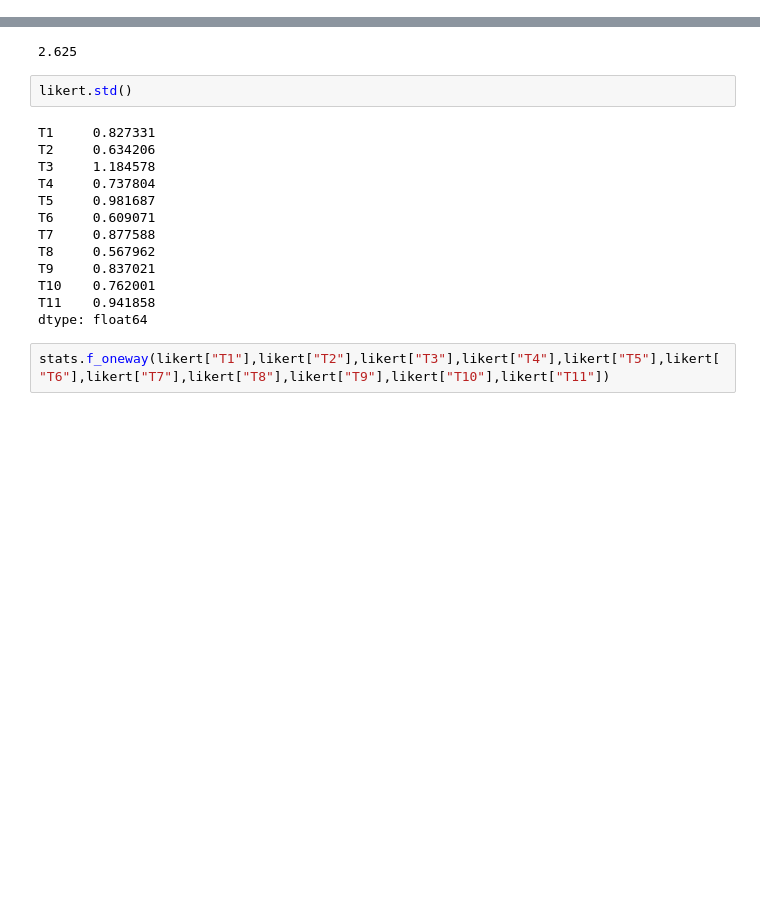
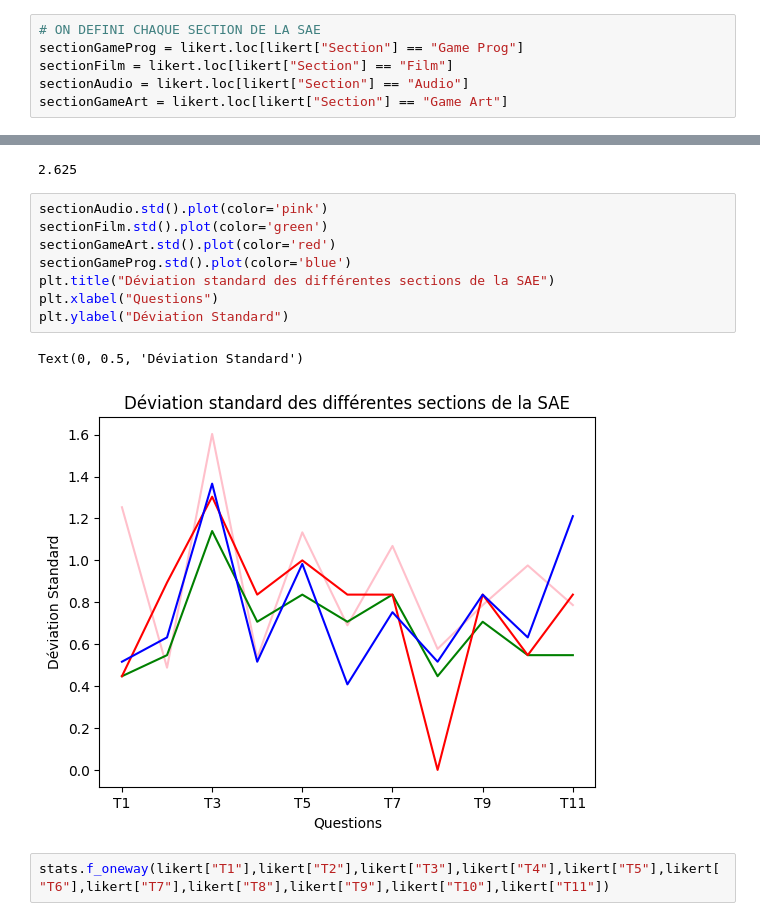
Before and after one commit to DigitalDanteCrypto/anova, a Jupyter notebook: Untitled.ipynb, the cells around one changed output, grey strips where cells are left out. Drawn from its saved outputs; the diff is of its cells as text; blank space fills up the shorter version.

```diff
--- a/Untitled.ipynb
+++ b/Untitled.ipynb
@@ -34,3 +43,9 @@ likert.describe()
+# %%
+# ON DEFINI CHAQUE SECTION DE LA SAE
+sectionGameProg = likert.loc[likert["Section"] == "Game Prog"]
+sectionFilm = likert.loc[likert["Section"] == "Film"]
+sectionAudio = likert.loc[likert["Section"] == "Audio"]
+sectionGameArt = likert.loc[likert["Section"] == "Game Art"]
 # %%
 likert.plot.box(column=["T1", "T2", "T3"], by="Section", figsize=(15, 5))
 # %% [output]
@@ -52,20 +67,16 @@ likert["T3"].mean()
 # %% [output]
 2.625
 # %%
-likert.std()
+sectionAudio.std().plot(color='pink')
+sectionFilm.std().plot(color='green')
+sectionGameArt.std().plot(color='red')
+sectionGameProg.std().plot(color='blue')
+plt.title("Déviation standard des différentes sections de la SAE")
+plt.xlabel("Questions")
+plt.ylabel("Déviation Standard")
 # %% [output]
-T1     0.827331
-T2     0.634206
-T3     1.184578
-T4     0.737804
-T5     0.981687
-T6     0.609071
-T7     0.877588
-T8     0.567962
-T9     0.837021
-T10    0.762001
-T11    0.941858
-dtype: float64
+Text(0, 0.5, 'Déviation Standard')
+[figure, added]
 # %%
 stats.f_oneway(likert["T1"],likert["T2"],likert["T3"],likert["T4"],likert["T5"],likert["T6"],likert["T7"],likert["T8"],likert["T9"],likert["T10"],likert["T11"])
 # %% [output]
```
Also changed, not shown: parts of 3 cells of this notebook, 1 other file.
